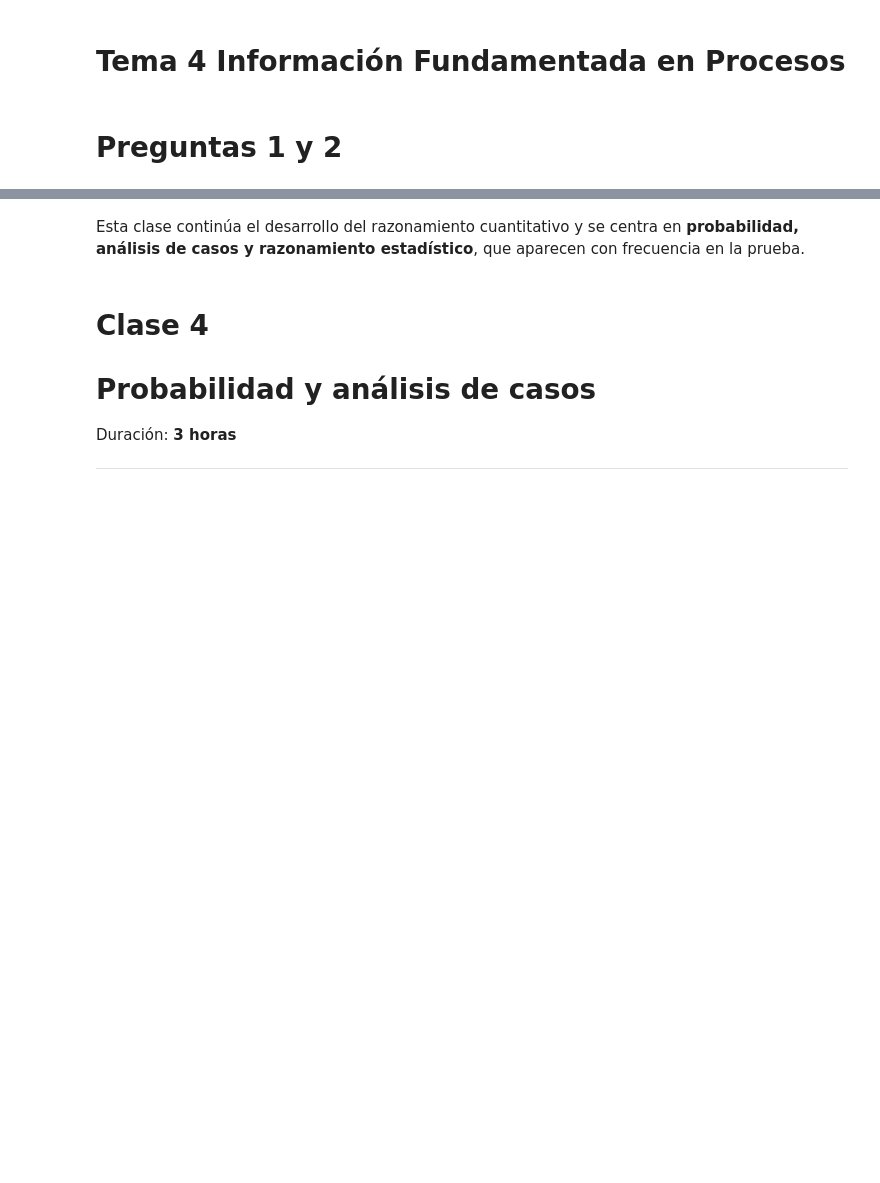
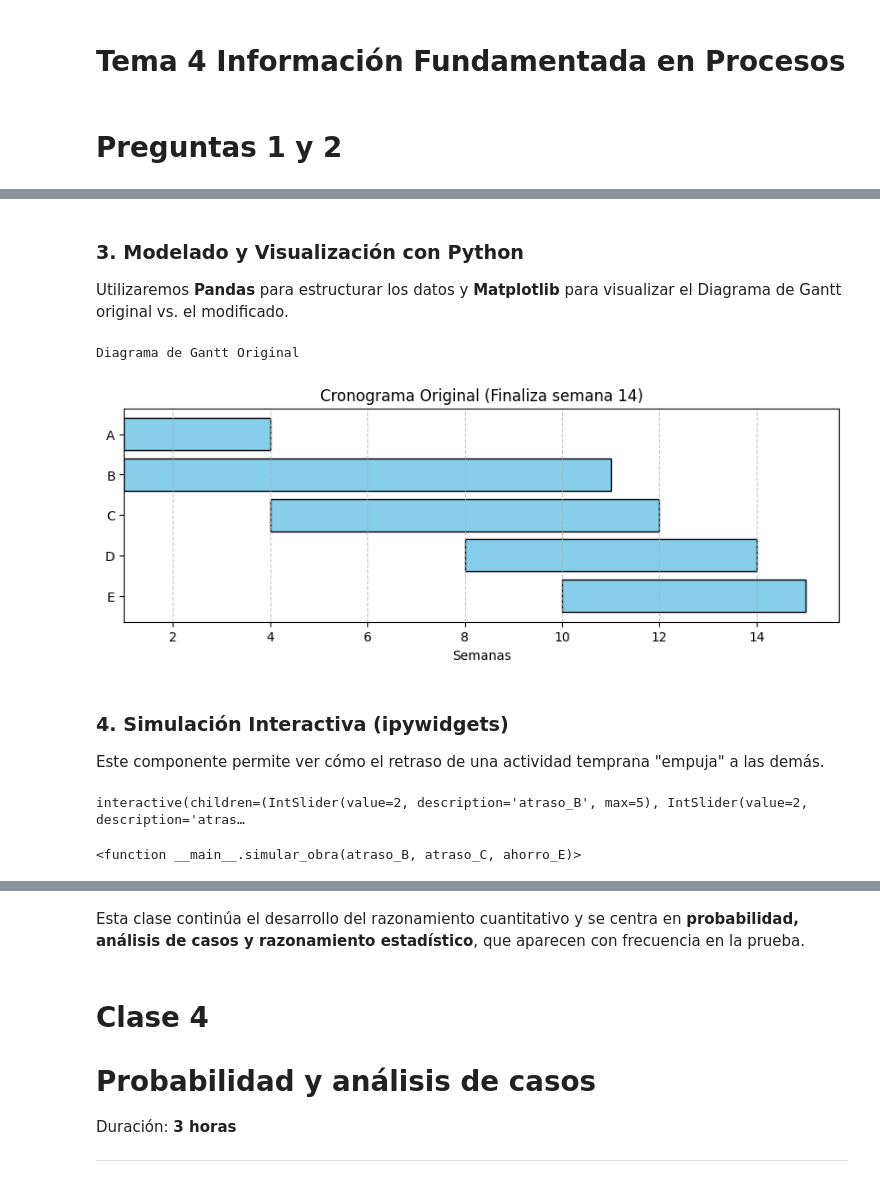
Before and after one commit to marco-canas/camino-udea, a Jupyter notebook: 3_lenguaje_proposicional/clase_04_posibilidades_logicas/clase_4_posibilidades_logicas.ipynb, the cells around one changed output, grey strips where cells are left out. Drawn from its saved outputs; the diff is of its cells as text; code cells hidden in the pictures; blank space fills up the shorter version.

```diff
--- a/3_lenguaje_proposicional/clase_04_posibilidades_logicas/clase_4_posibilidades_logicas.ipynb
+++ b/3_lenguaje_proposicional/clase_04_posibilidades_logicas/clase_4_posibilidades_logicas.ipynb
@@ -56,0 +276,56 @@ generar_qr("https://colab.research.google.com/github/marco-canas/camino-udea/blo
+# %% [markdown]
+
+### 3. Modelado y Visualización con Python
+
+Utilizaremos **Pandas** para estructurar los datos y **Matplotlib** para visualizar el Diagrama de Gantt original vs. el modificado.
+# %%
+import pandas as pd
+import matplotlib.pyplot as plt
+
+# Datos iniciales
+df = pd.DataFrame({
+    'Actividad': ['A', 'B', 'C', 'D', 'E'],
+    'Inicio': [1, 1, 4, 8, 10],
+    'Duracion': [3, 10, 8, 6, 5]
+})
+
+def plot_gantt(data, title):
+    fig, ax = plt.subplots(figsize=(10, 3))
+    for i, row in data.iterrows():
+        ax.barh(row['Actividad'], row['Duracion'], left=row['Inicio'], color='skyblue', edgecolor='black')
+    ax.set_xlabel('Semanas')
+    ax.set_title(title)
+    ax.invert_yaxis()
+    plt.grid(axis='x', linestyle='--', alpha=0.7)
+    plt.savefig('gantt_original.png')  # Guardar la figura como imagen
+    plt.show()
+
+print("Diagrama de Gantt Original")
+plot_gantt(df, "Cronograma Original (Finaliza semana 14)")
+# %% [output]
+Diagrama de Gantt Original
+[figure, added]
+# %% [markdown]
+### 4. Simulación Interactiva (ipywidgets)
+
+Este componente permite ver cómo el retraso de una actividad temprana "empuja" a las demás.
+# %%
+import ipywidgets as widgets
+
+def simular_obra(atraso_B, atraso_C, ahorro_E):
+    fin_B = 10 + atraso_B
+    inicio_C = 4 + (atraso_B) # Dependencia simplificada
+    fin_C = inicio_C + 8 + atraso_C
+    inicio_D = 8 + (atraso_B + atraso_C)
+    fin_D = inicio_D + 6
+    inicio_E = 10 + (atraso_B + atraso_C)
+    fin_total = inicio_E + 5 - ahorro_E
+
+    retraso_total = fin_total - 14
+    print(f"La obra finaliza en la semana: {fin_total}")
+    print(f"Retraso respecto al plan original: {retraso_total} semanas")
+
+widgets.interact(simular_obra, atraso_B=(0,5,1), atraso_C=(0,5,1), ahorro_E=(0,5,1))
+# %% [output]
+interactive(children=(IntSlider(value=2, description='atraso_B', max=5), IntSlider(value=2, description='atras…
+<function __main__.simular_obra(atraso_B, atraso_C, ahorro_E)>
```
Also changed, not shown: parts of 43 cells of this notebook, 5 other files.
